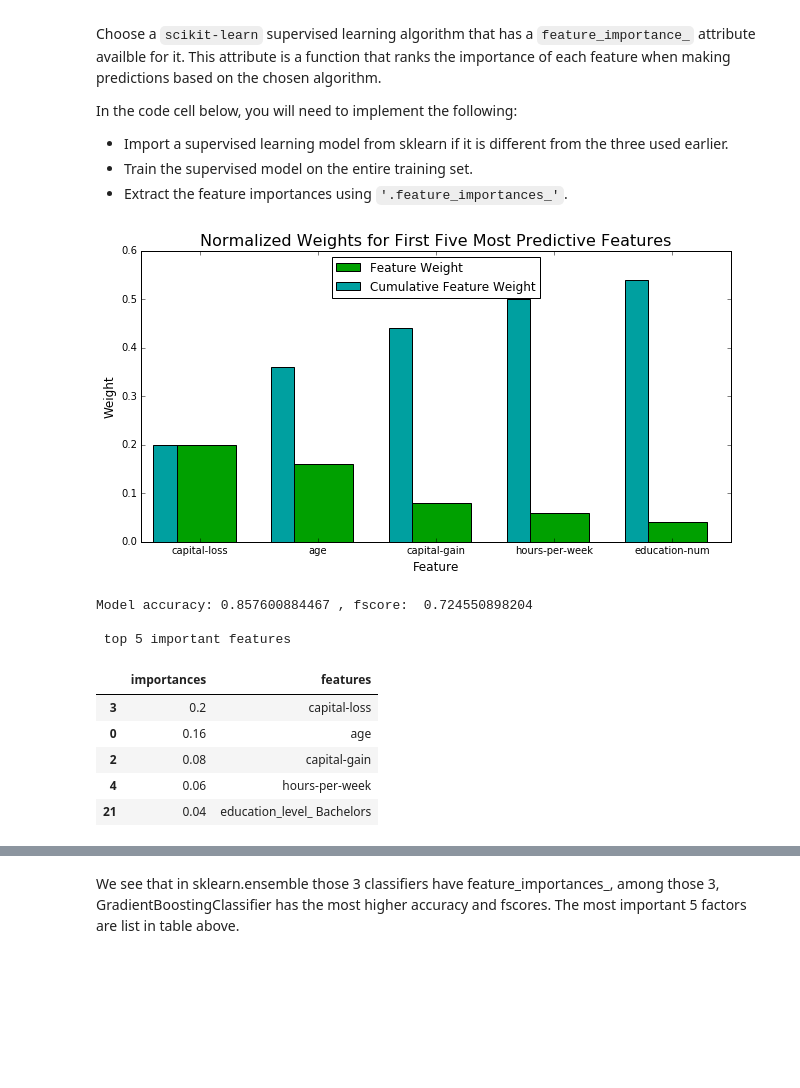
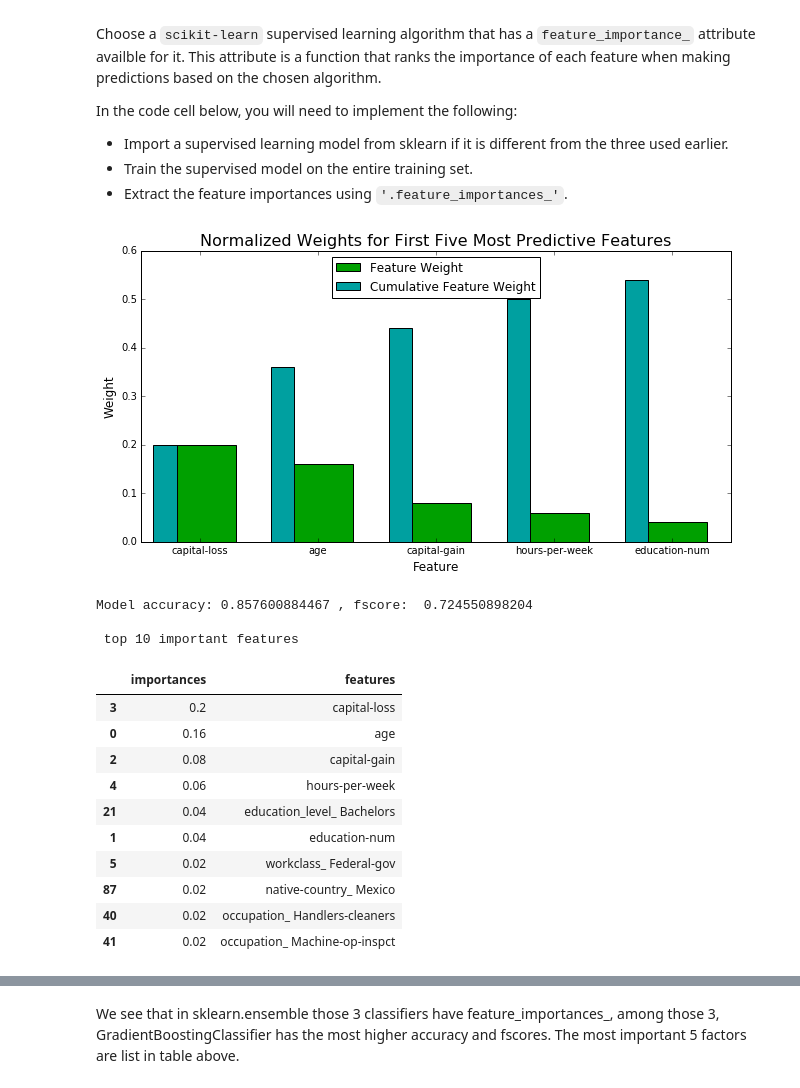
Before and after one commit to gundamkeroro/MLND, a Jupyter notebook: Project 2.Find Donors/finding_donors.ipynb, the cells around one changed output, grey strips where cells are left out. Drawn from its saved outputs; the diff is of its cells as text; code cells hidden in the pictures; blank space fills up the shorter version.

```diff
--- a/Project 2.Find Donors/finding_donors.ipynb
+++ b/Project 2.Find Donors/finding_donors.ipynb
@@ -499,41 +501,46 @@ In the code cell below, you will need to implement the following:
  - Extract the feature importances using `'.feature_importances_'`.
 # %%
 # TODO: Import a supervised learning model that has 'feature_importances_'
-from sklearn.ensemble import AdaBoostClassifier
+from sklearn.ensemble import AdaBoostClassifier, RandomForestClassifier, GradientBoostingClassifier
 # TODO: Train the supervised model on the training set
 model = AdaBoostClassifier().fit(X_train, y_train)
 
 # TODO: Extract the feature importances
 importances = model.feature_importances_
 
 # Plot
 vs.feature_plot(importances, X_train, y_train)
 
 # show scores
 predictions = model.predict(X_test)
 model_accuracy = accuracy_score(y_test, predictions)
 model_fscore = fbeta_score(y_test, predictions, beta=0.5)
 print "\nModel accuracy:", model_accuracy, ", fscore: ", model_fscore
 
 # show most importance features
 a = np.array(importances)
 factors = pd.DataFrame(data = np.array([importances.astype(float), features.columns]).T,
                        columns = ['importances', 'features'])
 factors = factors.sort_values('importances', ascending=False)
 
-print "\n top 5 important features"
-display(factors[:5])
+print "\n top 10 important features"
+display(factors[:10])
 # %% [output]
 [figure]
 Model accuracy: 0.857600884467 , fscore:  0.724550898204
 
- top 5 important features
+ top 10 important features
 |  | importances | features |
 | 3 | 0.2 | capital-loss |
 | 0 | 0.16 | age |
 | 2 | 0.08 | capital-gain |
 | 4 | 0.06 | hours-per-week |
 | 21 | 0.04 | education_level_ Bachelors |
+| 1 | 0.04 | education-num |
+| 5 | 0.02 | workclass_ Federal-gov |
+| 87 | 0.02 | native-country_ Mexico |
+| 40 | 0.02 | occupation_ Handlers-cleaners |
+| 41 | 0.02 | occupation_ Machine-op-inspct |
 # %%
 # TODO: Import a supervised learning model that has 'feature_importances_'
 from sklearn.ensemble import RandomForestClassifier
```
Also changed, not shown: parts of 9 cells of this notebook.
